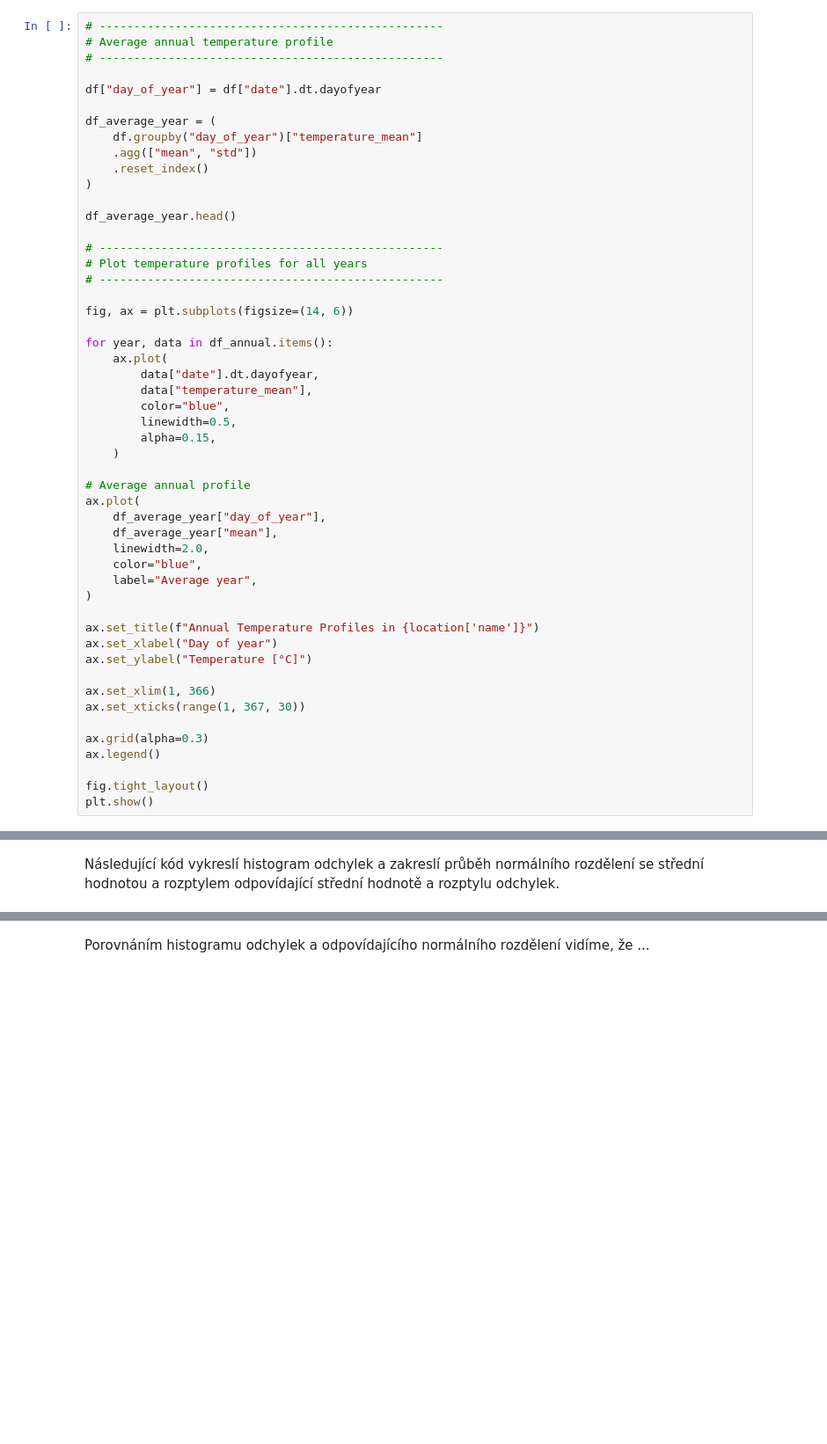
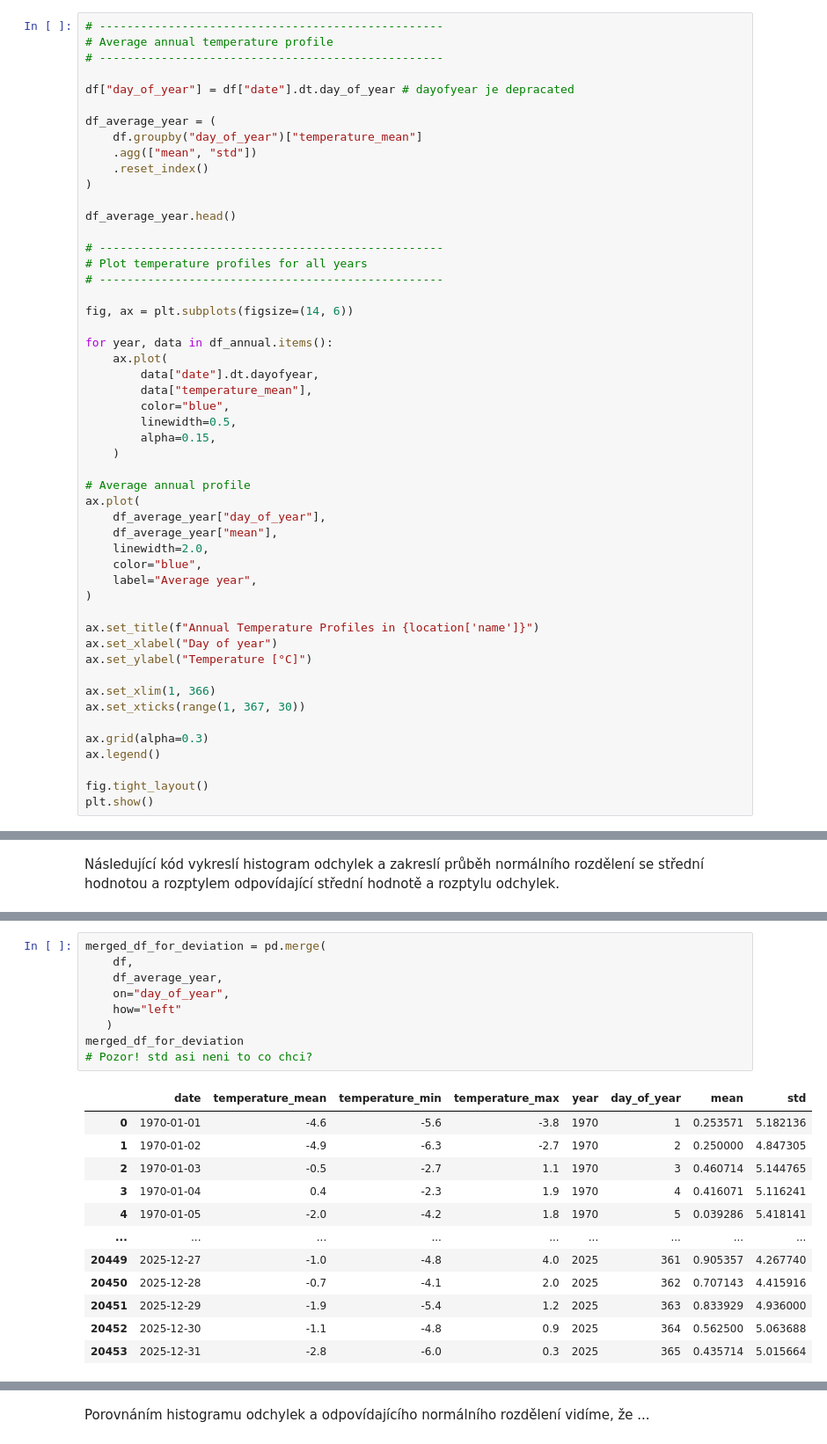
Before and after one commit to Psychol0gicl/dr_semestralni_prace, a Jupyter notebook: dr2026_2sem.ipynb, the cells around one changed output, grey strips where cells are left out. Shown at 88% size. Drawn from its saved outputs; the diff is of its cells as text; blank space fills up the shorter version.

```diff
--- a/dr2026_2sem.ipynb
+++ b/dr2026_2sem.ipynb
@@ -315,7 +315,7 @@ Následující kód vykresluje průběh teplot během roku a průměrný rok.
 # Average annual temperature profile
 # --------------------------------------------------
 
-df["day_of_year"] = df["date"].dt.dayofyear
+df["day_of_year"] = df["date"].dt.day_of_year # dayofyear je depracated
 
 df_average_year = (
     df.groupby("day_of_year")["temperature_mean"]
@@ -598,0 +631,22 @@ Následující kód vykreslí histogram odchylek a zakreslí průběh normální
+# %%
+merged_df_for_deviation = pd.merge(
+    df,
+    df_average_year,
+    on="day_of_year",
+    how="left"
+   )
+merged_df_for_deviation
+# Pozor! std asi neni to co chci?
+# %% [output]
+|  | date | temperature_mean | temperature_min | temperature_max | year | day_of_year | mean | std |
+| 0 | 1970-01-01 | -4.6 | -5.6 | -3.8 | 1970 | 1 | 0.253571 | 5.182136 |
+| 1 | 1970-01-02 | -4.9 | -6.3 | -2.7 | 1970 | 2 | 0.250000 | 4.847305 |
+| 2 | 1970-01-03 | -0.5 | -2.7 | 1.1 | 1970 | 3 | 0.460714 | 5.144765 |
+| 3 | 1970-01-04 | 0.4 | -2.3 | 1.9 | 1970 | 4 | 0.416071 | 5.116241 |
+| 4 | 1970-01-05 | -2.0 | -4.2 | 1.8 | 1970 | 5 | 0.039286 | 5.418141 |
+| ... | ... | ... | ... | ... | ... | ... | ... | ... |
+| 20449 | 2025-12-27 | -1.0 | -4.8 | 4.0 | 2025 | 361 | 0.905357 | 4.267740 |
+| 20450 | 2025-12-28 | -0.7 | -4.1 | 2.0 | 2025 | 362 | 0.707143 | 4.415916 |
+| 20451 | 2025-12-29 | -1.9 | -5.4 | 1.2 | 2025 | 363 | 0.833929 | 4.936000 |
+| 20452 | 2025-12-30 | -1.1 | -4.8 | 0.9 | 2025 | 364 | 0.562500 | 5.063688 |
+| 20453 | 2025-12-31 | -2.8 | -6.0 | 0.3 | 2025 | 365 | 0.435714 | 5.015664 |
```
Also changed, not shown: parts of 4 cells of this notebook.
